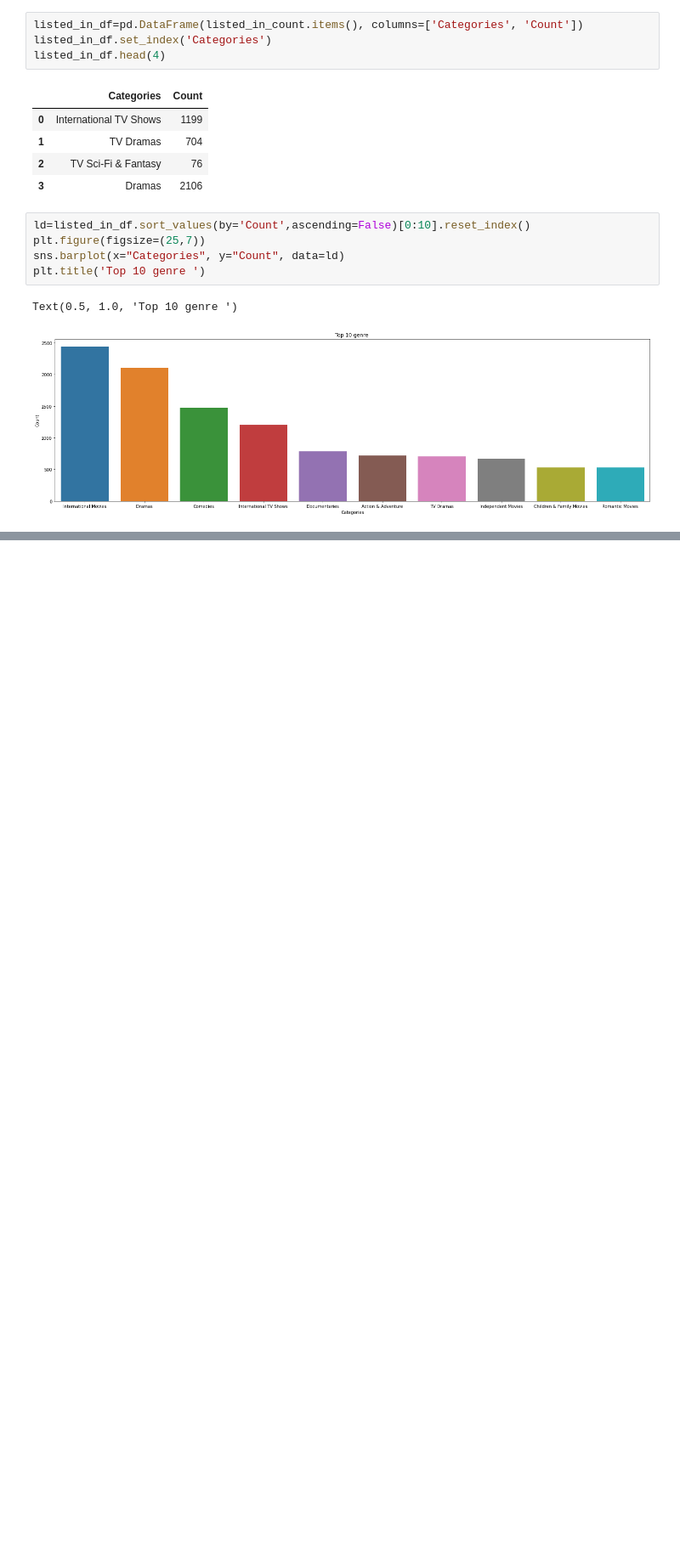
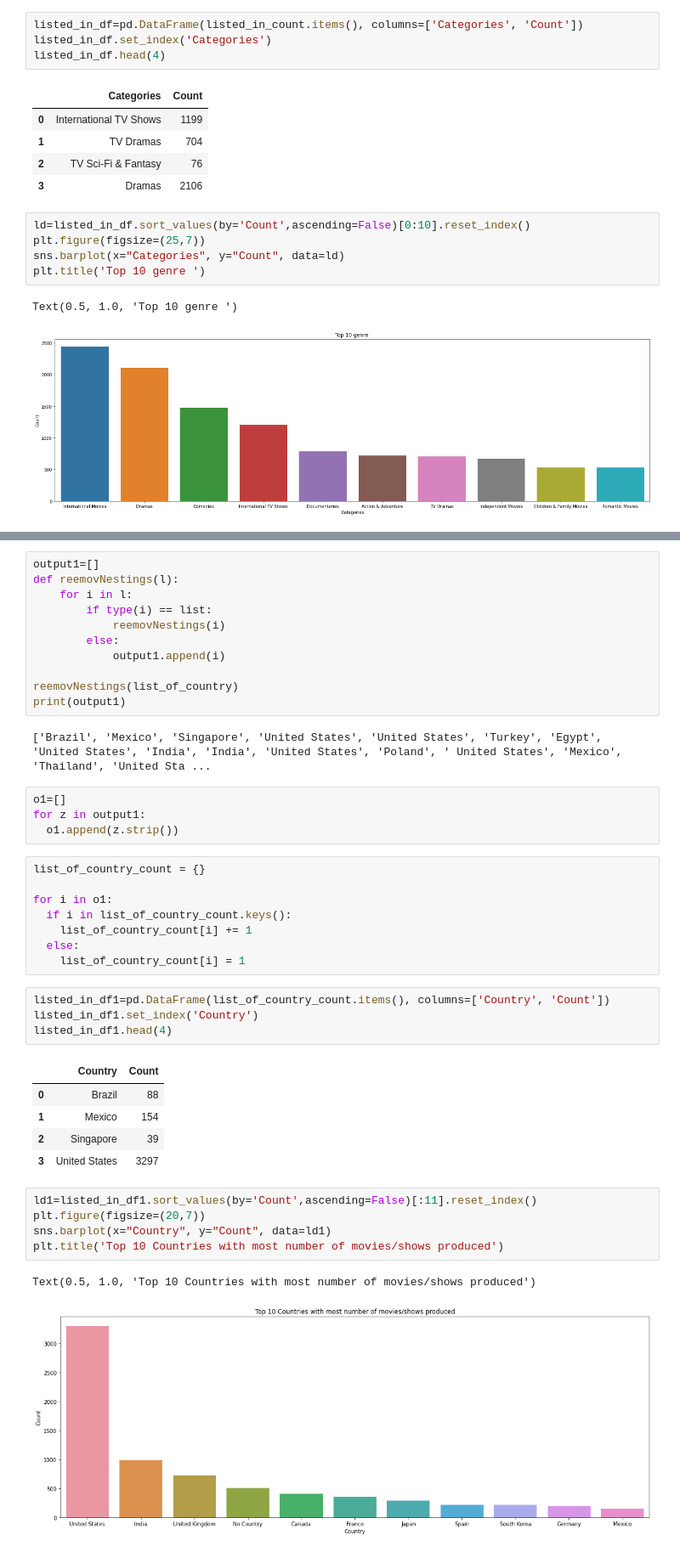
Before and after one commit to SuhasTantri/Netflix-movies-and-tv-shows-clustering, a Jupyter notebook: Raghavendra_and_Suhas_Team_NETFLIX_MOVIES_AND_TV_SHOWS_CLUSTERING.ipynb, the cells around one changed output, grey strips where cells are left out. Shown at 85% size. Cells and saved outputs as stored; diff of their text form; blank space fills up the shorter version.

```diff
--- a/Raghavendra_and_Suhas_Team_NETFLIX_MOVIES_AND_TV_SHOWS_CLUSTERING.ipynb
+++ b/Raghavendra_and_Suhas_Team_NETFLIX_MOVIES_AND_TV_SHOWS_CLUSTERING.ipynb
@@ -155,0 +181,43 @@ Text(0.5, 1.0, 'Top 10 genre ')
+# %%
+output1=[]
+def reemovNestings(l):
+    for i in l:
+        if type(i) == list:
+            reemovNestings(i)
+        else:
+            output1.append(i)
+
+reemovNestings(list_of_country)
+print(output1)
+# %% [output]
+['Brazil', 'Mexico', 'Singapore', 'United States', 'United States', 'Turkey', 'Egypt', 'United States', 'India', 'India', 'United States', 'Poland', ' United States', 'Mexico', 'Thailand', 'United Sta ...
+# %%
+o1=[]
+for z in output1:
+  o1.append(z.strip())
+# %%
+list_of_country_count = {}
+
+for i in o1:
+  if i in list_of_country_count.keys():
+    list_of_country_count[i] += 1
+  else:
+    list_of_country_count[i] = 1
+# %%
+listed_in_df1=pd.DataFrame(list_of_country_count.items(), columns=['Country', 'Count'])
+listed_in_df1.set_index('Country')
+listed_in_df1.head(4)
+# %% [output]
+|  | Country | Count |
+| 0 | Brazil | 88 |
+| 1 | Mexico | 154 |
+| 2 | Singapore | 39 |
+| 3 | United States | 3297 |
+# %%
+ld1=listed_in_df1.sort_values(by='Count',ascending=False)[:11].reset_index()
+plt.figure(figsize=(20,7))
+sns.barplot(x="Country", y="Count", data=ld1)
+plt.title('Top 10 Countries with most number of movies/shows produced')
+# %% [output]
+Text(0.5, 1.0, 'Top 10 Countries with most number of movies/shows produced')
+[figure, added]
```
Also changed, not shown: parts of 10 cells of this notebook.
